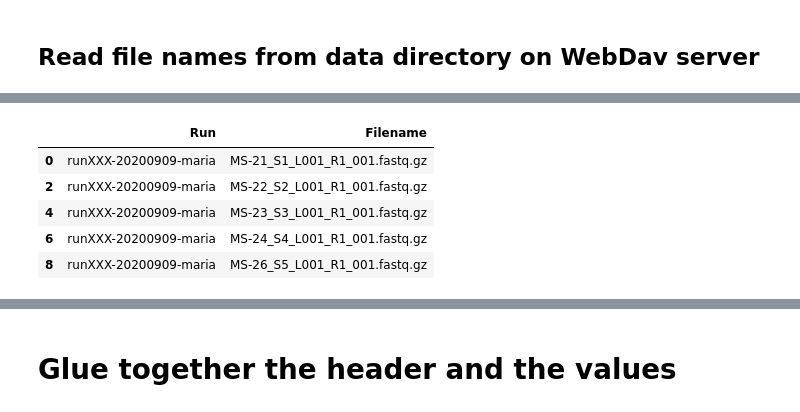
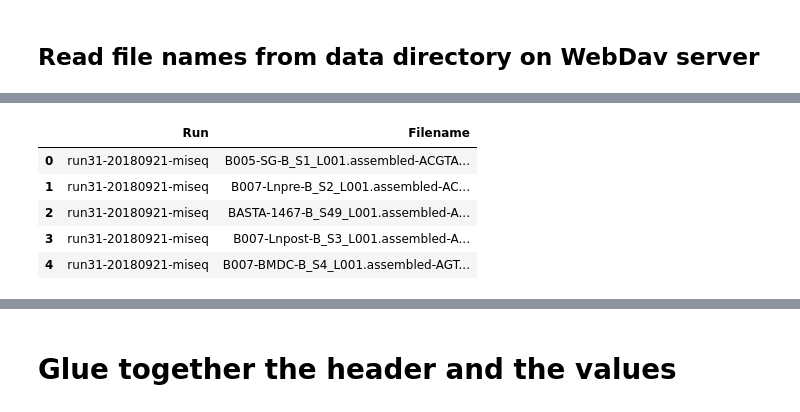
Before and after one commit to EDS-Bioinformatics-Laboratory/reseda, a Jupyter notebook: MakeDataSheet.ipynb, the cells around one changed output, grey strips where cells are left out. Cells and saved outputs as stored; diff of their text form; code cells hidden in the pictures.

```diff
--- a/MakeDataSheet.ipynb
+++ b/MakeDataSheet.ipynb
@@ -56,14 +35,23 @@ df_files.head()
+# %%
+runs = list()
+filenames = list()
+fh = open("SAMPLES-basta")
+for line in fh:
+    line = line.rstrip()
+    line = line.split("/")
+    runs.append(line[4])
+    filenames.append(line[-1])
+fh.close()
 # %%
-cols = ["Run", "Filename"]
-df_files = df_files[cols]
+df_files = pd.DataFrame({'Run': runs, 'Filename': filenames})
 df_files.head()
 # %% [output]
 |  | Run | Filename |
-| 0 | runXXX-20200909-maria | MS-21_S1_L001_R1_001.fastq.gz |
-| 2 | runXXX-20200909-maria | MS-22_S2_L001_R1_001.fastq.gz |
-| 4 | runXXX-20200909-maria | MS-23_S3_L001_R1_001.fastq.gz |
-| 6 | runXXX-20200909-maria | MS-24_S4_L001_R1_001.fastq.gz |
-| 8 | runXXX-20200909-maria | MS-26_S5_L001_R1_001.fastq.gz |
+| 0 | run31-20180921-miseq | B005-SG-B_S1_L001.assembled-ACGTA... |
+| 1 | run31-20180921-miseq | B007-Lnpre-B_S2_L001.assembled-AC... |
+| 2 | run31-20180921-miseq | BASTA-1467-B_S49_L001.assembled-A... |
+| 3 | run31-20180921-miseq | B007-Lnpost-B_S3_L001.assembled-A... |
+| 4 | run31-20180921-miseq | B007-BMDC-B_S4_L001.assembled-AGT... |
 # %%
 f = lambda x: x.split("_")[1]
 df_files["Nr"] = [x for x in map(f, df_files["Filename"])]
```
Also changed, not shown: parts of 10 cells of this notebook.
